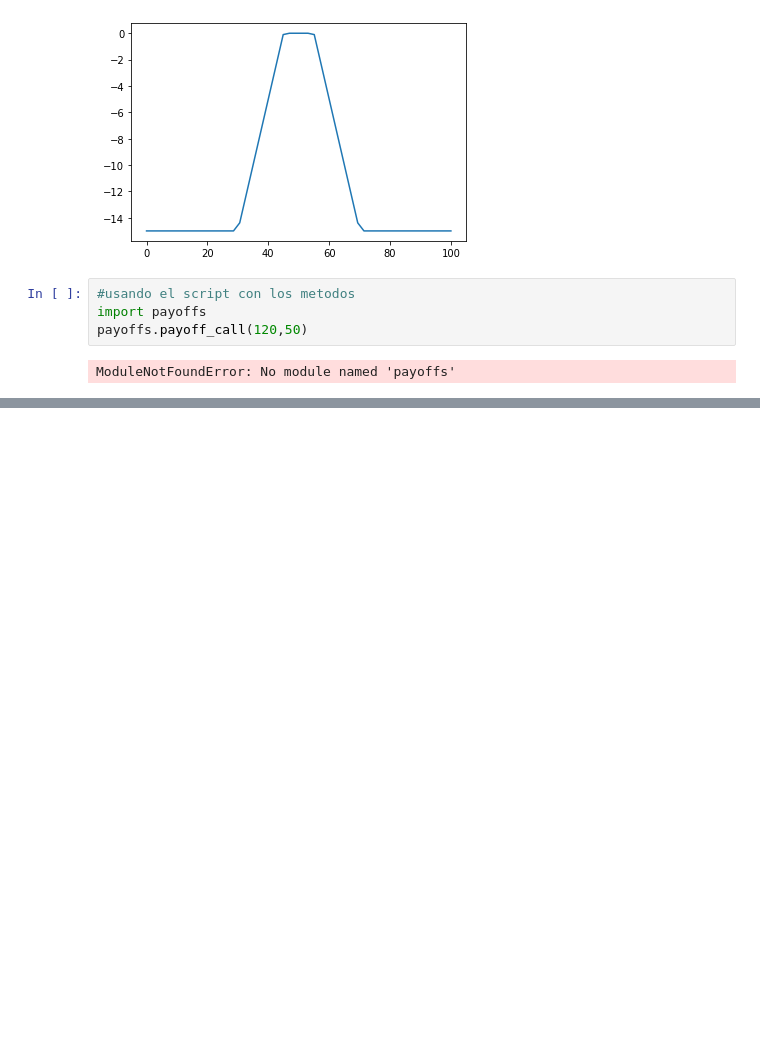
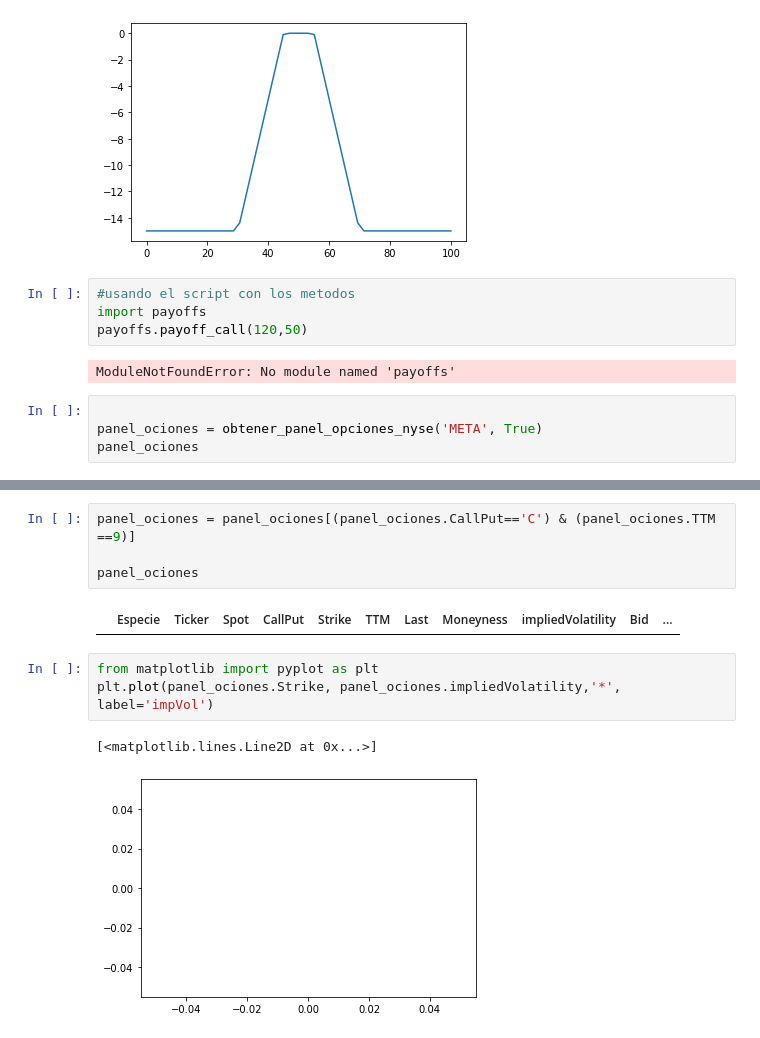
Before and after one commit to manumau-hub/finanzasCuantitativas, a Jupyter notebook: Notebooks/usando_yfinance.ipynb, the cells around one changed output, grey strips where cells are left out. Saved outputs shown, nothing was run; the diff lists cells and outputs as text; blank space fills up the shorter version.

```diff
--- a/Notebooks/usando_yfinance.ipynb
+++ b/Notebooks/usando_yfinance.ipynb
@@ -693,3 +701,7 @@ import payoffs
 payoffs.payoff_call(120,50)
 # %% [output]
 ModuleNotFoundError: No module named 'payoffs'
+# %%
+
+panel_ociones = obtener_panel_opciones_nyse('META', True)
+panel_ociones
@@ -695,0 +722,12 @@ ModuleNotFoundError: No module named 'payoffs'
+# %%
+panel_ociones = panel_ociones[(panel_ociones.CallPut=='C') & (panel_ociones.TTM ==9)]
+
+panel_ociones
+# %% [output]
+|  | Especie | Ticker | Spot | CallPut | Strike | TTM | Last | Moneyness | impliedVolatility | Bid | ... |
+# %%
+from matplotlib import pyplot as plt
+plt.plot(panel_ociones.Strike, panel_ociones.impliedVolatility,'*', label='impVol')
+# %% [output]
+[<matplotlib.lines.Line2D at 0x...>]
+[figure, added]
```
Also changed, not shown: parts of 5 cells of this notebook, 4 other files.
